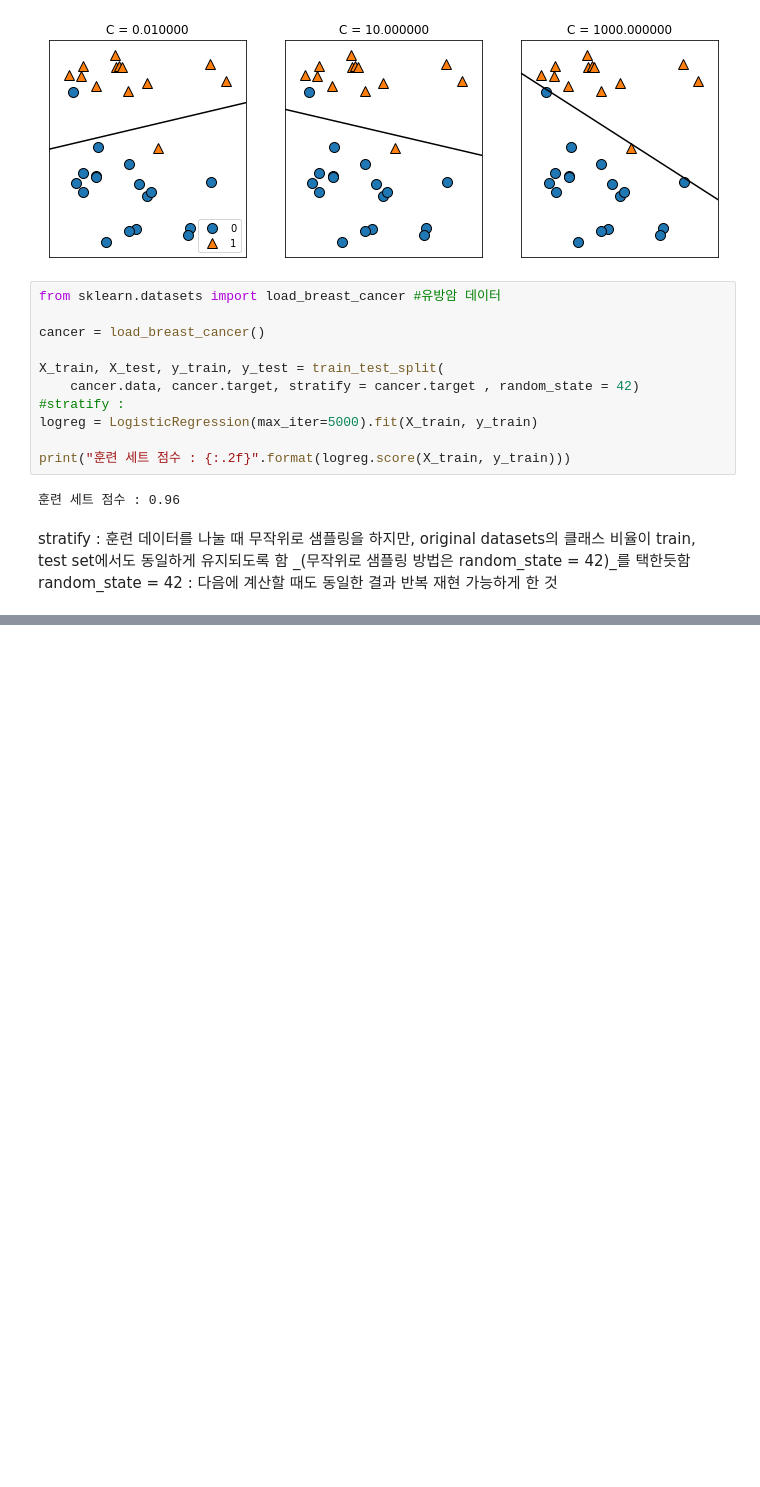
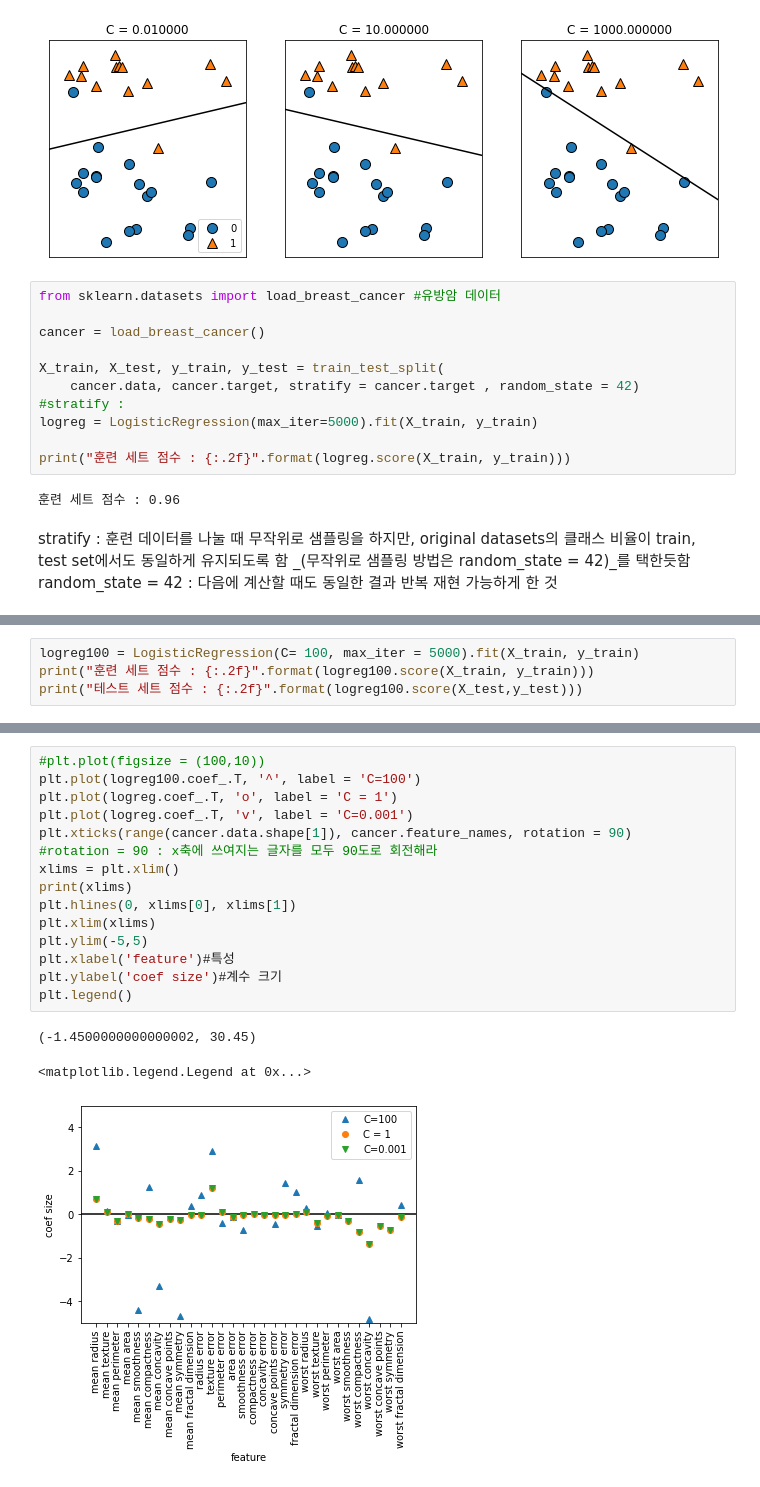
Before and after one commit to brandnewmin/brandnewm, a Jupyter notebook: ch2지도학습.ipynb, the cells around one changed output, grey strips where cells are left out. Saved outputs shown, nothing was run; the diff lists cells and outputs as text; blank space fills up the shorter version.

```diff
--- a/ch2지도학습.ipynb
+++ b/ch2지도학습.ipynb
@@ -585,0 +588,4 @@ random_state = 42 : 다음에 계산할 때도 동일한 결과 반복 재현
+# %%
+logreg100 = LogisticRegression(C= 100, max_iter = 5000).fit(X_train, y_train)
+print("훈련 세트 점수 : {:.2f}".format(logreg100.score(X_train, y_train)))
+print("테스트 세트 점수 : {:.2f}".format(logreg100.score(X_test,y_test)))
@@ -585,0 +602,19 @@ random_state = 42 : 다음에 계산할 때도 동일한 결과 반복 재현
+# %%
+#plt.plot(figsize = (100,10))
+plt.plot(logreg100.coef_.T, '^', label = 'C=100')
+plt.plot(logreg.coef_.T, 'o', label = 'C = 1')
+plt.plot(logreg.coef_.T, 'v', label = 'C=0.001')
+plt.xticks(range(cancer.data.shape[1]), cancer.feature_names, rotation = 90)
+#rotation = 90 : x축에 쓰여지는 글자를 모두 90도로 회전해라
+xlims = plt.xlim()
+print(xlims)
+plt.hlines(0, xlims[0], xlims[1])
+plt.xlim(xlims)
+plt.ylim(-5,5)
+plt.xlabel('feature')#특성
+plt.ylabel('coef size')#계수 크기
+plt.legend()
+# %% [output]
+(-1.4500000000000002, 30.45)
+<matplotlib.legend.Legend at 0x...>
+[figure, added]
```
Also changed, not shown: parts of 9 cells of this notebook.
